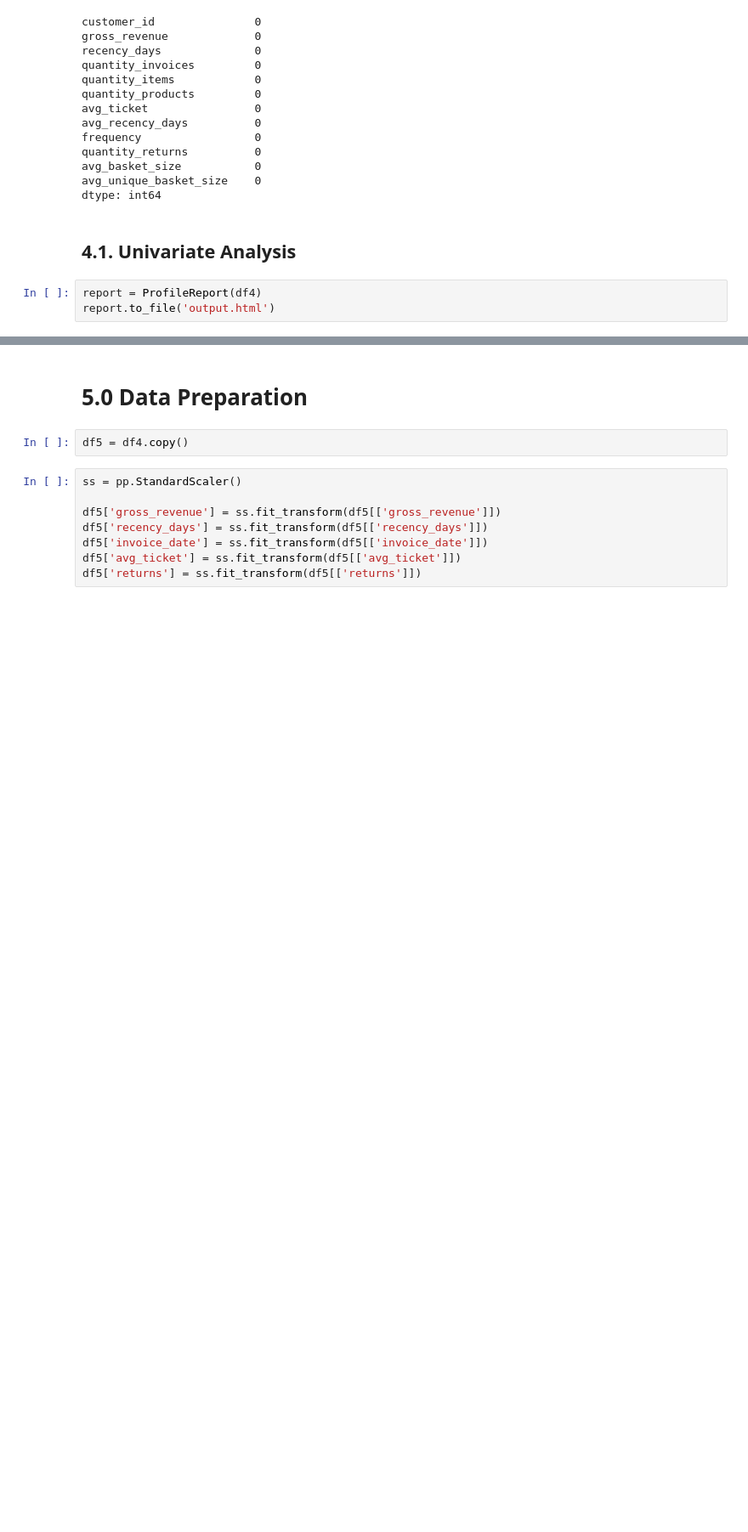
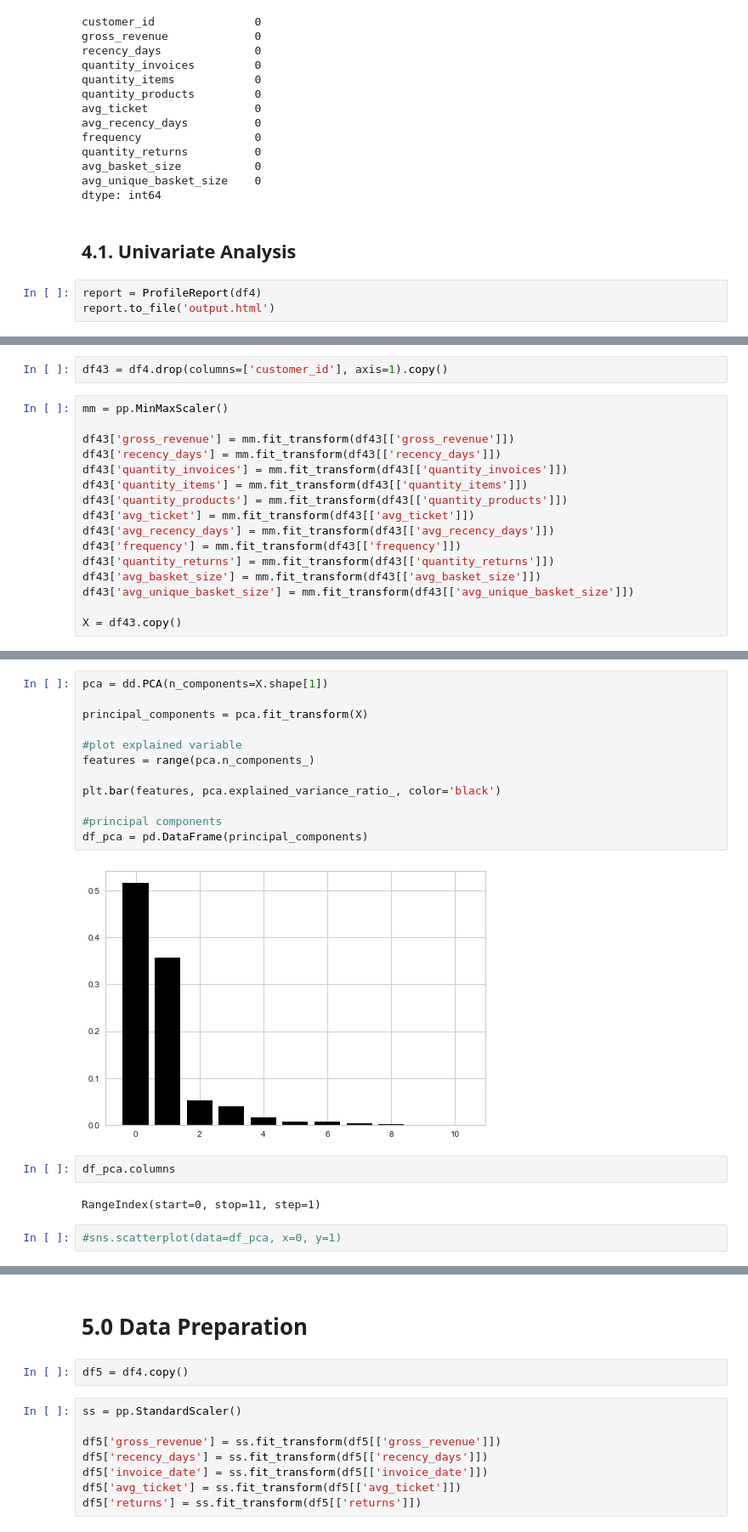
Before and after one commit to HenriqueCR1291/All-in-one-place, a Jupyter notebook: m02_all in one place.ipynb, the cells around one changed output, grey strips where cells are left out. Shown at 85% size. Drawn from its saved outputs; the diff is of its cells as text; blank space fills up the shorter version.

```diff
--- a/m02_all in one place.ipynb
+++ b/m02_all in one place.ipynb
@@ -661,0 +662,18 @@ report.to_file('output.html')
+# %%
+df43 = df4.drop(columns=['customer_id'], axis=1).copy()
+# %%
+mm = pp.MinMaxScaler()
+
+df43['gross_revenue'] = mm.fit_transform(df43[['gross_revenue']])
+df43['recency_days'] = mm.fit_transform(df43[['recency_days']])
+df43['quantity_invoices'] = mm.fit_transform(df43[['quantity_invoices']])
+df43['quantity_items'] = mm.fit_transform(df43[['quantity_items']])
+df43['quantity_products'] = mm.fit_transform(df43[['quantity_products']])
+df43['avg_ticket'] = mm.fit_transform(df43[['avg_ticket']])
+df43['avg_recency_days'] = mm.fit_transform(df43[['avg_recency_days']])
+df43['frequency'] = mm.fit_transform(df43[['frequency']])
+df43['quantity_returns'] = mm.fit_transform(df43[['quantity_returns']])
+df43['avg_basket_size'] = mm.fit_transform(df43[['avg_basket_size']])
+df43['avg_unique_basket_size'] = mm.fit_transform(df43[['avg_unique_basket_size']])
+
+X = df43.copy()
@@ -661,0 +686,20 @@ report.to_file('output.html')
+# %%
+pca = dd.PCA(n_components=X.shape[1])
+
+principal_components = pca.fit_transform(X)
+
+#plot explained variable
+features = range(pca.n_components_)
+
+plt.bar(features, pca.explained_variance_ratio_, color='black')
+
+#principal components
+df_pca = pd.DataFrame(principal_components)
+# %% [output]
+[figure, added]
+# %%
+df_pca.columns
+# %% [output]
+RangeIndex(start=0, stop=11, step=1)
+# %%
+#sns.scatterplot(data=df_pca, x=0, y=1)
```
Also changed, not shown: parts of 17 cells of this notebook.
